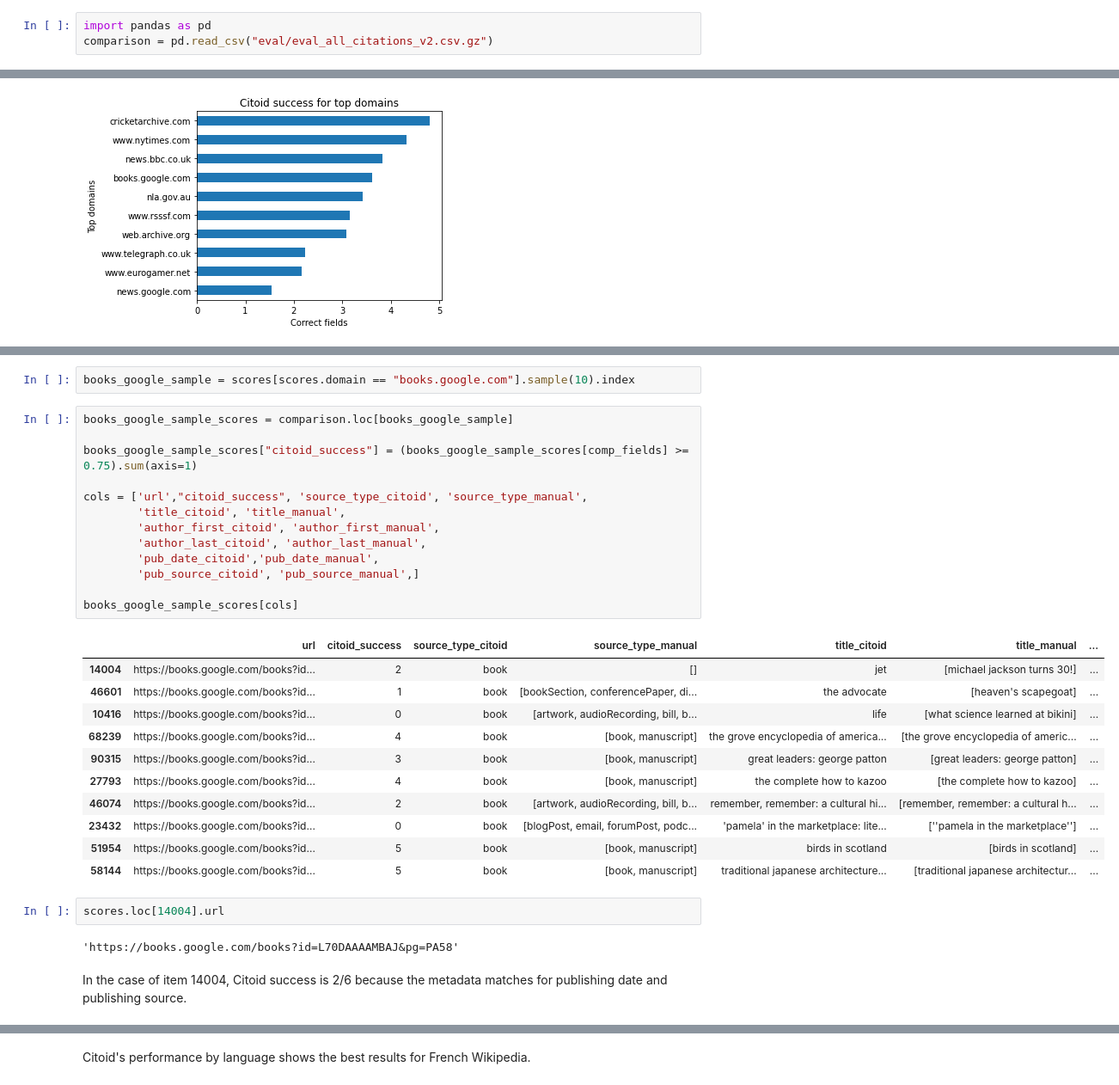
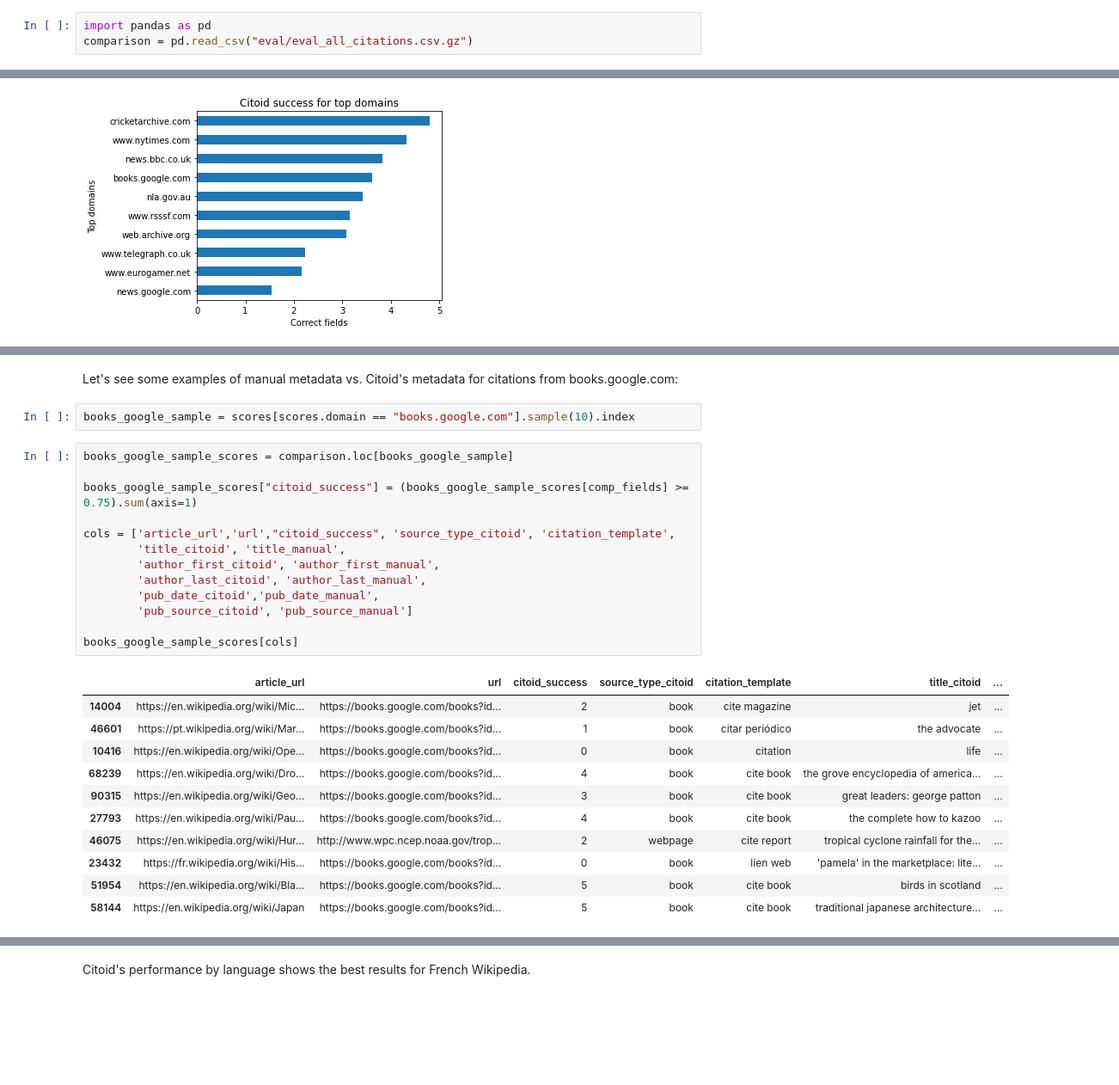
Before and after one commit to hdlabconicet/Web2Cit-research, a Jupyter notebook: understand-citoid-coverage.ipynb, the cells around one changed output, grey strips where cells are left out. Shown: that part at 86% size. Cells and saved outputs as stored; diff of their text form; blank space fills up the shorter version.

```diff
--- a/understand-citoid-coverage.ipynb
+++ b/understand-citoid-coverage.ipynb
@@ -1472,7 +1447,7 @@ In our corpus of manual citations gathered from featured articles, some URLs app
 First, the comparison scores for each URL are selected:
 # %%
 import pandas as pd
-comparison = pd.read_csv("eval/eval_all_citations_v2.csv.gz")
+comparison = pd.read_csv("eval/eval_all_citations.csv.gz")
 # %%
 scores = comparison[['url','citation_template','source_type_manual','source_type_citoid','wiki_lang', 'comp_author_first', 'comp_author_last', 'comp_title',
        'comp_source_type', 'comp_pub_source', 'comp_pub_date']].copy()
@@ -1637,33 +1622,29 @@ The best performance is for cricket.archive.com, www.nytimes.com and news.bbc.co
+# %% [markdown]
+Let's see some examples of manual metadata vs. Citoid's metadata for citations from books.google.com:
 # %%
 books_google_sample = scores[scores.domain == "books.google.com"].sample(10).index
 # %%
 books_google_sample_scores = comparison.loc[books_google_sample]
 
 books_google_sample_scores["citoid_success"] = (books_google_sample_scores[comp_fields] >= 0.75).sum(axis=1)
 
-cols = ['url',"citoid_success", 'source_type_citoid', 'source_type_manual',
+cols = ['article_url','url',"citoid_success", 'source_type_citoid', 'citation_template',
         'title_citoid', 'title_manual',
         'author_first_citoid', 'author_first_manual',
         'author_last_citoid', 'author_last_manual',
         'pub_date_citoid','pub_date_manual',
-        'pub_source_citoid', 'pub_source_manual',]
+        'pub_source_citoid', 'pub_source_manual']
 
 books_google_sample_scores[cols]
 # %% [output]
-|  | url | citoid_success | source_type_citoid | source_type_manual | title_citoid | title_manual | ... |
-| 14004 | https://books.google.com/books?id... | 2 | book | [] | jet | [michael jackson turns 30!] | ... |
-| 46601 | https://books.google.com/books?id... | 1 | book | [bookSection, conferencePaper, di... | the advocate | [heaven's scapegoat] | ... |
-| 10416 | https://books.google.com/books?id... | 0 | book | [artwork, audioRecording, bill, b... | life | [what science learned at bikini] | ... |
-| 68239 | https://books.google.com/books?id... | 4 | book | [book, manuscript] | the grove encyclopedia of america... | [the grove encyclopedia of americ... | ... |
-| 90315 | https://books.google.com/books?id... | 3 | book | [book, manuscript] | great leaders: george patton | [great leaders: george patton] | ... |
-| 27793 | https://books.google.com/books?id... | 4 | book | [book, manuscript] | the complete how to kazoo | [the complete how to kazoo] | ... |
-| 46074 | https://books.google.com/books?id... | 2 | book | [artwork, audioRecording, bill, b... | remember, remember: a cultural hi... | [remember, remember: a cultural h... | ... |
-| 23432 | https://books.google.com/books?id... | 0 | book | [blogPost, email, forumPost, podc... | 'pamela' in the marketplace: lite... | [''pamela in the marketplace''] | ... |
-| 51954 | https://books.google.com/books?id... | 5 | book | [book, manuscript] | birds in scotland | [birds in scotland] | ... |
-| 58144 | https://books.google.com/books?id... | 5 | book | [book, manuscript] | traditional japanese architecture... | [traditional japanese architectur... | ... |
+|  | article_url | url | citoid_success | source_type_citoid | citation_template | title_citoid | ... |
+| 14004 | https://en.wikipedia.org/wiki/Mic... | https://books.google.com/books?id... | 2 | book | cite magazine | jet | ... |
+| 46601 | https://pt.wikipedia.org/wiki/Mar... | https://books.google.com/books?id... | 1 | book | citar periódico | the advocate | ... |
+| 10416 | https://en.wikipedia.org/wiki/Ope... | https://books.google.com/books?id... | 0 | book | citation | life | ... |
+| 68239 | https://en.wikipedia.org/wiki/Dro... | https://books.google.com/books?id... | 4 | book | cite book | the grove encyclopedia of america... | ... |
+| 90315 | https://en.wikipedia.org/wiki/Geo... | https://books.google.com/books?id... | 3 | book | cite book | great leaders: george patton | ... |
+| 27793 | https://en.wikipedia.org/wiki/Pau... | https://books.google.com/books?id... | 4 | book | cite book | the complete how to kazoo | ... |
+| 46075 | https://en.wikipedia.org/wiki/Hur... | http://www.wpc.ncep.noaa.gov/trop... | 2 | webpage | cite report | tropical cyclone rainfall for the... | ... |
+| 23432 | https://fr.wikipedia.org/wiki/His... | https://books.google.com/books?id... | 0 | book | lien web | 'pamela' in the marketplace: lite... | ... |
+| 51954 | https://en.wikipedia.org/wiki/Bla... | https://books.google.com/books?id... | 5 | book | cite book | birds in scotland | ... |
+| 58144 | https://en.wikipedia.org/wiki/Japan | https://books.google.com/books?id... | 5 | book | cite book | traditional japanese architecture... | ... |
-# %%
-scores.loc[14004].url
-# %% [output]
-'https://books.google.com/books?id=L70DAAAAMBAJ&pg=PA58'
-# %% [markdown]
-In the case of item 14004, Citoid success is 2/6 because the metadata matches for publishing date and publishing source.
```
Also changed, not shown: parts of 42 cells of this notebook, 8 other files.
